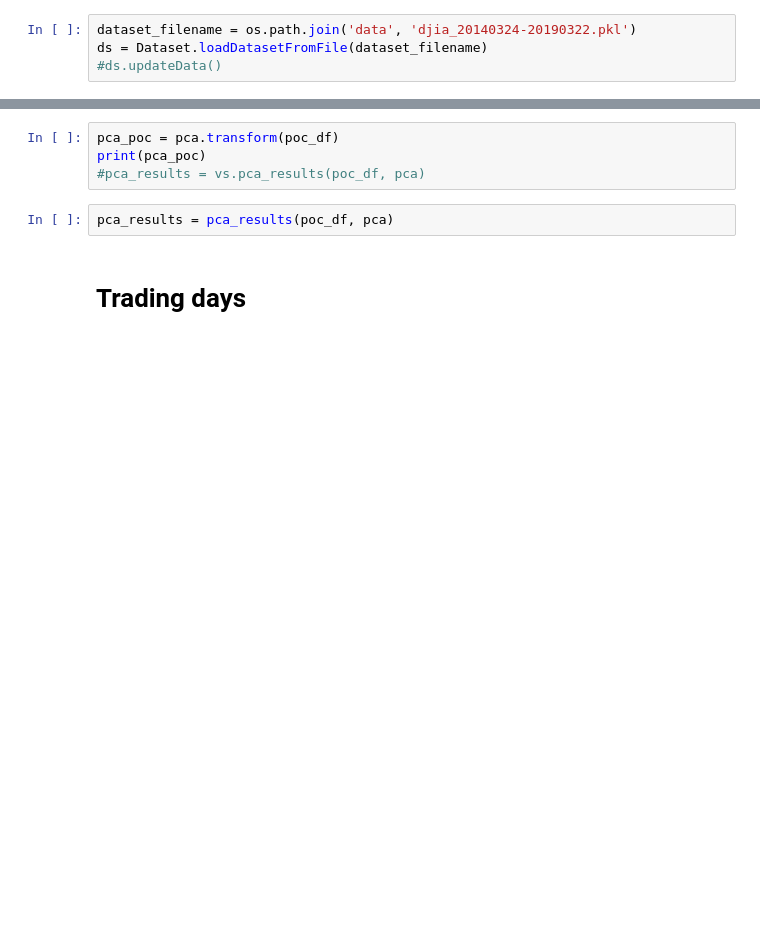
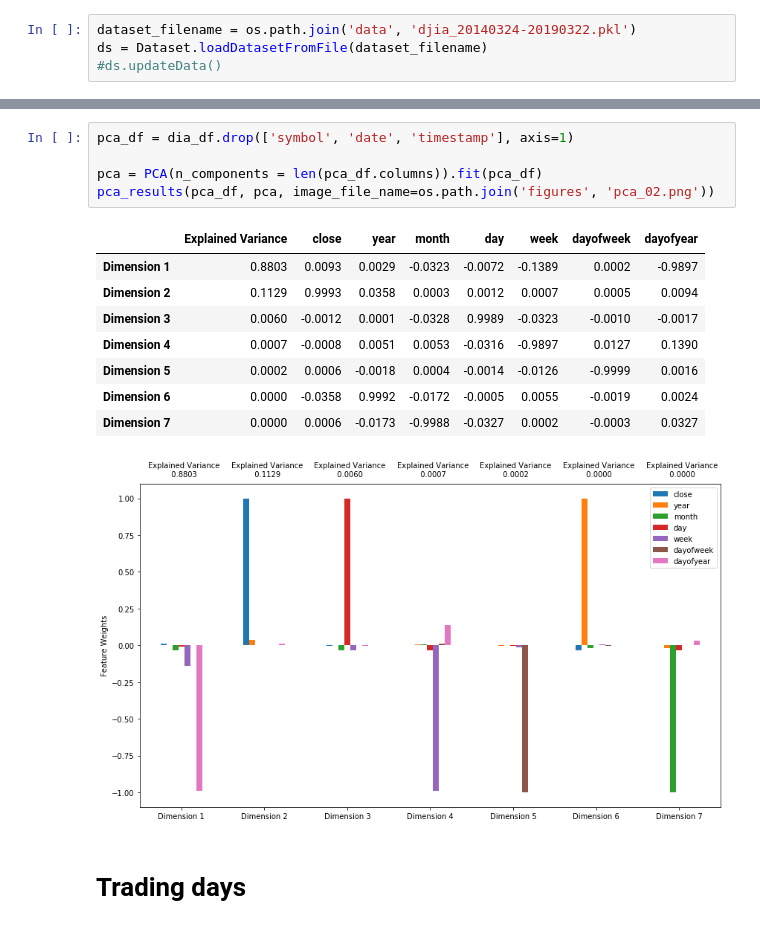
Before and after one commit to egar-garcia/machine-learning-engineer-nanodegree-capstone, a Jupyter notebook: StockForecasting.ipynb, the cells around one changed output, grey strips where cells are left out. Saved outputs shown, nothing was run; the diff lists cells and outputs as text; blank space fills up the shorter version.

```diff
--- a/StockForecasting.ipynb
+++ b/StockForecasting.ipynb
@@ -431,9 +445,18 @@ pca = PCA(n_components = len(poc_df.columns)).fit(poc_df)
-# %%
-pca_poc = pca.transform(poc_df)
-print(pca_poc)
-#pca_results = vs.pca_results(poc_df, pca)
-# %%
-pca_results = pca_results(poc_df, pca)
+# %%
+pca_df = dia_df.drop(['symbol', 'date', 'timestamp'], axis=1)
+
+pca = PCA(n_components = len(pca_df.columns)).fit(pca_df)
+pca_results(pca_df, pca, image_file_name=os.path.join('figures', 'pca_02.png'))
+# %% [output]
+|  | Explained Variance | close | year | month | day | week | dayofweek | dayofyear |
+| Dimension 1 | 0.8803 | 0.0093 | 0.0029 | -0.0323 | -0.0072 | -0.1389 | 0.0002 | -0.9897 |
+| Dimension 2 | 0.1129 | 0.9993 | 0.0358 | 0.0003 | 0.0012 | 0.0007 | 0.0005 | 0.0094 |
+| Dimension 3 | 0.0060 | -0.0012 | 0.0001 | -0.0328 | 0.9989 | -0.0323 | -0.0010 | -0.0017 |
+| Dimension 4 | 0.0007 | -0.0008 | 0.0051 | 0.0053 | -0.0316 | -0.9897 | 0.0127 | 0.1390 |
+| Dimension 5 | 0.0002 | 0.0006 | -0.0018 | 0.0004 | -0.0014 | -0.0126 | -0.9999 | 0.0016 |
+| Dimension 6 | 0.0000 | -0.0358 | 0.9992 | -0.0172 | -0.0005 | 0.0055 | -0.0019 | 0.0024 |
+| Dimension 7 | 0.0000 | 0.0006 | -0.0173 | -0.9988 | -0.0327 | 0.0002 | -0.0003 | 0.0327 |
+[figure, added]
 # %% [markdown]
 # Trading days
 # %%
```
Also changed, not shown: parts of 6 cells of this notebook, 5 other files.
